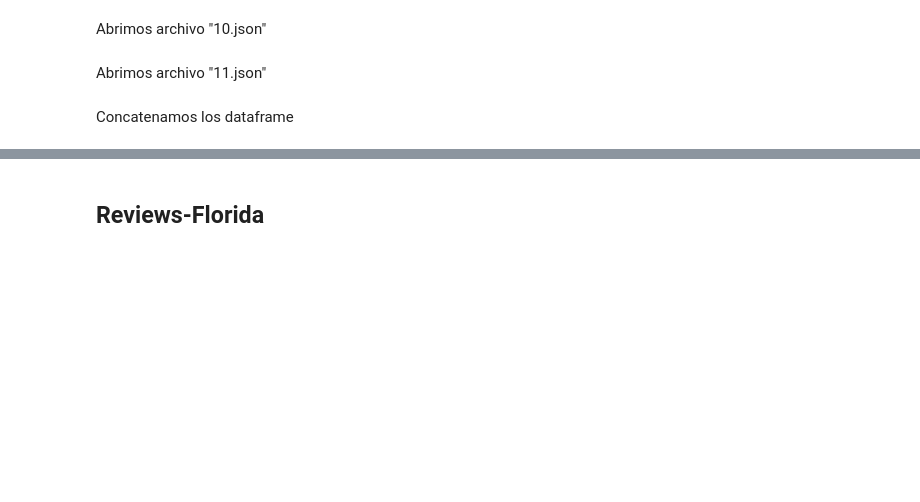
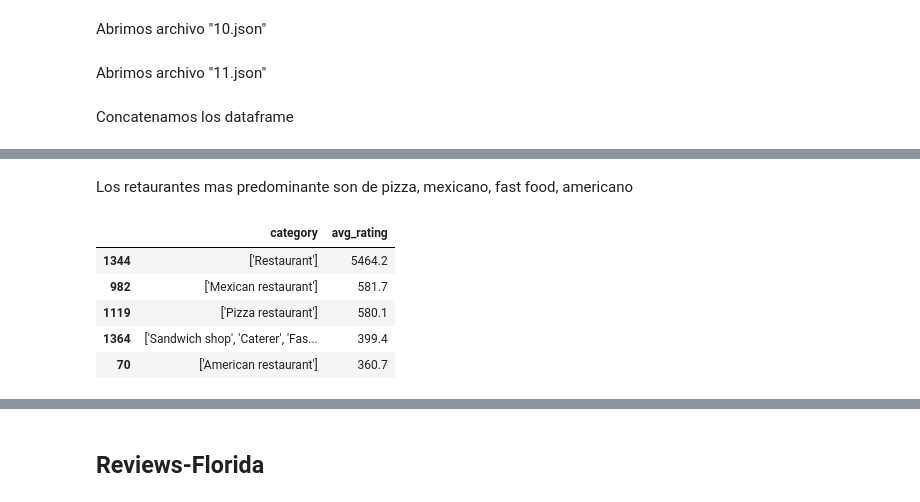
Before and after one commit to rfpcast/Proyecto-DA-Miami-2026, a Jupyter notebook: EDA.ipynb, the cells around one changed output, grey strips where cells are left out. Cells and saved outputs as stored; diff of their text form; code cells hidden in the pictures; blank space fills up the shorter version.

```diff
--- a/EDA.ipynb
+++ b/EDA.ipynb
@@ -457,0 +435,13 @@ Name: count, dtype: int64
+# %% [markdown]
+Los retaurantes mas predominante son de pizza, mexicano, fast food, americano
+# %%
+grupo_categorias = df_Florida_Google.groupby('category')['avg_rating'].sum().reset_index()
+top_categorias = grupo_categorias.sort_values(by='avg_rating', ascending=False).head(5)
+top_categorias
+# %% [output]
+|  | category | avg_rating |
+| 1344 | ['Restaurant'] | 5464.2 |
+| 982 | ['Mexican restaurant'] | 581.7 |
+| 1119 | ['Pizza restaurant'] | 580.1 |
+| 1364 | ['Sandwich shop', 'Caterer', 'Fas... | 399.4 |
+| 70 | ['American restaurant'] | 360.7 |
```
Also changed, not shown: parts of 32 cells of this notebook.
